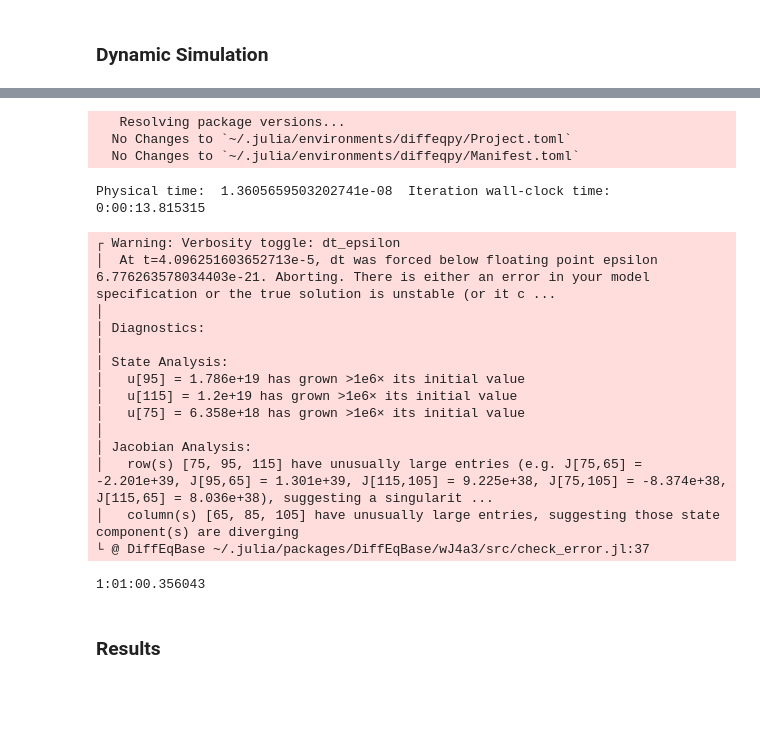
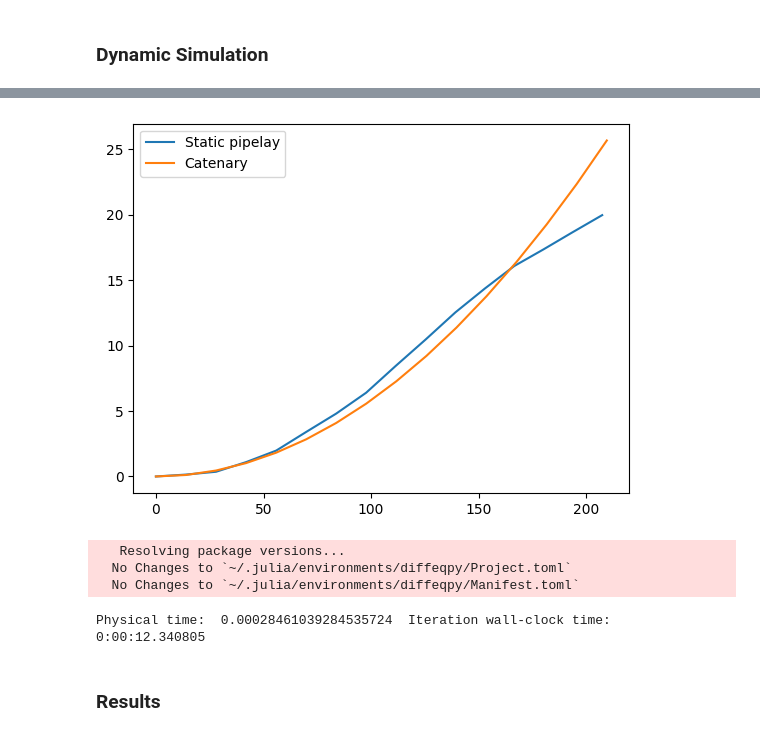
Before and after one commit to gigatskhondia/ocean_intella, a Jupyter notebook: experiments/PDE_pipe/pde_pipe_v25b2.ipynb, the cells around one changed output, grey strips where cells are left out. Saved outputs shown, nothing was run; the diff lists cells and outputs as text; code cells hidden in the pictures; blank space fills up the shorter version.

```diff
--- a/experiments/PDE_pipe/pde_pipe_v25b2.ipynb
+++ b/experiments/PDE_pipe/pde_pipe_v25b2.ipynb
@@ -820,6 +820,7 @@ def dynamic_func(du, Q, T, t):
     f7=[]
     f8=[]
 
+    K_stab = 10.0
 
     for j in range(1,N):
 
@@ -903,9 +904,25 @@ def dynamic_func(du, Q, T, t):
     ddθ=np.zeros(N)
     ddψ=np.zeros(N)
 
+
+
     f_sum = -(f2 + f3 + f4 + f5 + f6  + f8)
+    M_global = scipy.linalg.block_diag(*f1)
+    M_64 = M_global.astype(np.float64)
+    R_64 = f_sum.astype(np.float64).flatten()
 
-    X = np.linalg.solve(f1, f_sum).reshape(N-1, 6)
+
+    max_mass = np.max(np.abs(M_64))
+    np.fill_diagonal(M_64, M_64.diagonal() + max_mass * 1e-4)
+    lu, piv = scipy.linalg.lu_factor(M_64)
+
+    X_raw = scipy.linalg.lu_solve((lu, piv), R_64)
+
+    residual = M_64 @ X_raw - R_64
+    dX = scipy.linalg.lu_solve((lu, piv), residual)
+    X_corrected = X_raw - dX
+
+    X = X_corrected.reshape(N - 1, 6)
 
     ddx0, ddy0, ddz0, ddφ0, ddθ0, ddψ0 = X.T
 
@@ -928,5 +945,17 @@ def dynamic_func(du, Q, T, t):
 
     T.my_iter+=1
 
+    if np.any(np.abs(ans) > 1e10) or np.any(np.isnan(ans)):
+        print(f"\n!!! CRITICAL SYSTEM EXPLOSION AT t = {t} !!!")
+
+        bad_idx = np.where((np.abs(ans) > 1e10) | (np.isnan(ans)))[0]
+        for idx in bad_idx:
+            print(f"Index Q[{idx}] returned an invalid value: {ans[idx]}")
+
+        print("Right-hand side vector R (first 20 elements):", f_sum[:20])
+        print("Condition number of mass matrix M:", np.linalg.cond(M_64))
+
+        raise ValueError("Simulation aborted due to Inf/NaN generation.")
+
     du[:] = ans
     return None
@@ -934,0 +1039,4 @@ T_2 = MyTime()
+# %%
+NA = N-1
+DOF_PER_NODE = 6
+NDOF = DOF_PER_NODE*NA
@@ -934,0 +1045,2 @@ T_2 = MyTime()
+# %%
+Q0_balanced = find_static_equilibrium(q0, T_2, N, NDOF)
@@ -934,0 +1050,9 @@ T_2 = MyTime()
+# %%
+x0_1, y0_1, z0_1 = Q0_balanced[:N], Q0_balanced[2*N:3*N], Q0_balanced[4*N:5*N]
+# %%
+plt.plot(x0_1, z0_1, label = "Static pipelay")
+plt.plot(x0, z0, label = "Catenary")
+plt.legend()
+plt.show()
+# %% [output]
+[figure, added]
@@ -950,12 +1076,12 @@ prob = de.ODEProblem(
     dynamic_func,
     q0,
     tspan,
-    jl.Py(T_2)
+    jl.Py(T_3)
 )
 
 sol = de.solve(
     prob,
-    sdirk.TRBDF2(autodiff=de.AutoFiniteDiff()),
+    de.Rosenbrock23(autodiff=de.AutoFiniteDiff()),
     reltol=1e-6,
     abstol=1e-6
 )
@@ -964,22 +1090,7 @@ print(datetime.now() - startTime1)
    Resolving package versions...
   No Changes to `~/.julia/environments/diffeqpy/Project.toml`
   No Changes to `~/.julia/environments/diffeqpy/Manifest.toml`
-Physical time:  1.3605659503202741e-08  Iteration wall-clock time:  0:00:13.815315
+Physical time:  0.00028461039284535724  Iteration wall-clock time:  0:00:12.340805
-┌ Warning: Verbosity toggle: dt_epsilon
-│  At t=4.096251603652713e-5, dt was forced below floating point epsilon 6.776263578034403e-21. Aborting. There is either an error in your model specification or the true solution is unstable (or it c ...
-│
-│ Diagnostics:
-│
-│ State Analysis:
-│   u[95] = 1.786e+19 has grown >1e6× its initial value
-│   u[115] = 1.2e+19 has grown >1e6× its initial value
-│   u[75] = 6.358e+18 has grown >1e6× its initial value
-│
-│ Jacobian Analysis:
-│   row(s) [75, 95, 115] have unusually large entries (e.g. J[75,65] = -2.201e+39, J[95,65] = 1.301e+39, J[115,105] = 9.225e+38, J[75,105] = -8.374e+38, J[115,65] = 8.036e+38), suggesting a singularit ...
-│   column(s) [65, 85, 105] have unusually large entries, suggesting those state component(s) are diverging
-└ @ DiffEqBase ~/.julia/packages/DiffEqBase/wJ4a3/src/check_error.jl:37
-1:01:00.356043
 # %% [markdown]
 ### Results
 # %%
```
Also changed, not shown: parts of 35 cells of this notebook, 2 other files.
